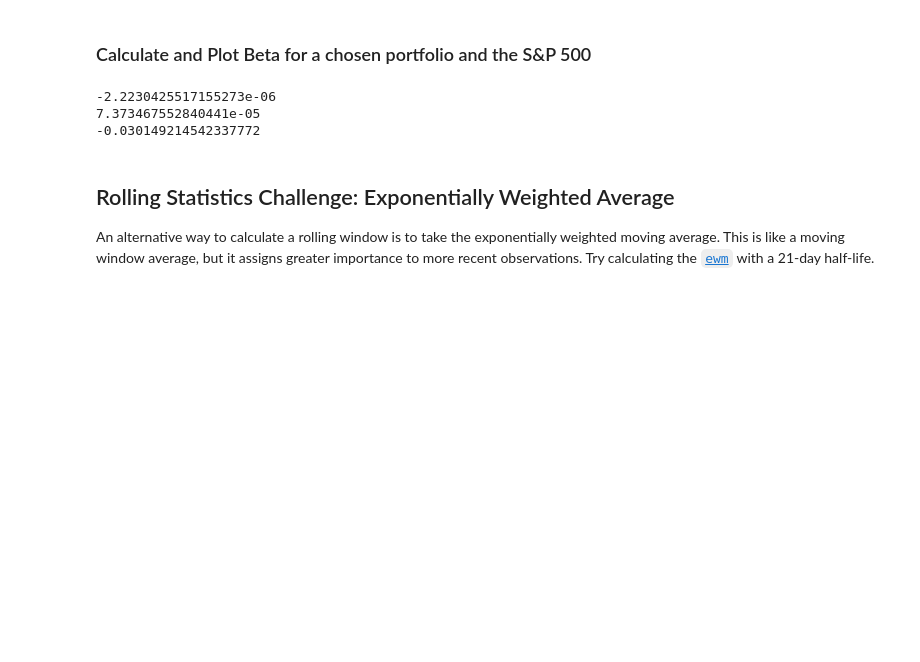
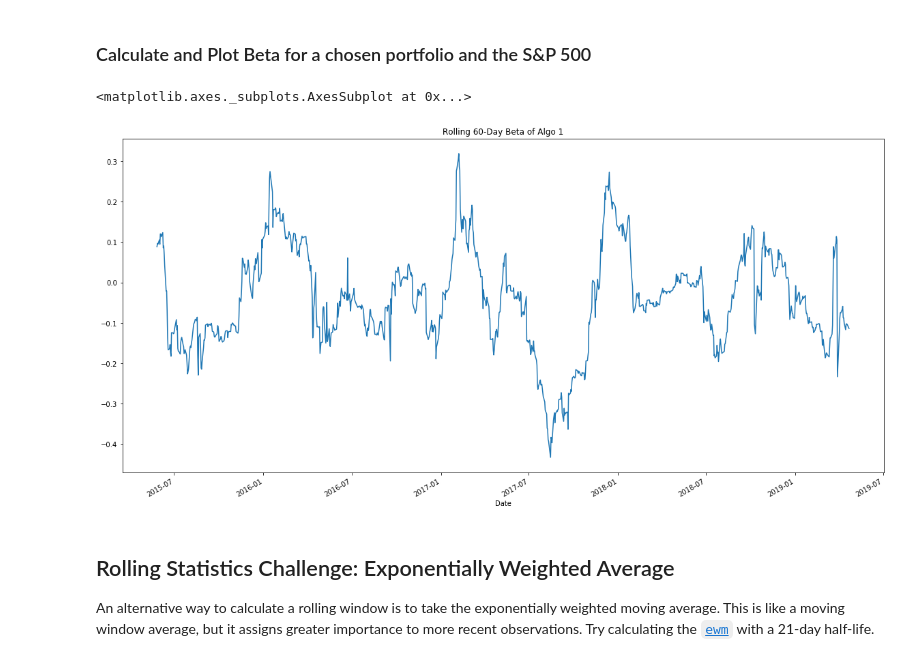
Before and after one commit to jarewa2/Pandas, a Jupyter notebook: whale_analysis.ipynb, the cells around one changed output. Cells and saved outputs as stored; diff of their text form; code cells hidden in the pictures; blank space fills up the shorter version.

```diff
--- a/whale_analysis.ipynb
+++ b/whale_analysis.ipynb
@@ -316,23 +316,20 @@ correlation
 # %% [markdown]
 ### Calculate and Plot Beta for a chosen portfolio and the S&P 500
 # %%
-# Calculate covariance of a single portfolio
-covariance = combined_df['Algo 1'].cov(combined_df['S&P 500'])
-print(covariance)
+# Calculate 60-day covariance of Algo 1 vs. S&P 500
+rolling_covariance = combined_df['Algo 1'].rolling(window=60).cov(combined_df['S&P 500'])
 
-# Calculate variance of S&P 500
-variance = combined_df['S&P 500'].var()
-print(variance)
+# Calculate 60-day rolling variance of S&P 500
+rolling_variance = combined_df['S&P 500'].rolling(window=60).var()
 
-# Computing beta
-algo1_beta = covariance / variance
-print(algo1_beta)
+# Computing 60-day rolling beta
+rolling_beta = rolling_covariance / rolling_variance
 
 # Plot beta trend
+rolling_beta.plot(figsize=(20, 10), title='Rolling 60-Day Beta of Algo 1')
 # %% [output]
--2.2230425517155273e-06
-7.373467552840441e-05
--0.030149214542337772
+<matplotlib.axes._subplots.AxesSubplot at 0x...>
+[figure, added]
 # %% [markdown]
 ## Rolling Statistics Challenge: Exponentially Weighted Average
 
```
Also changed, not shown: parts of 1 cell of this notebook.
